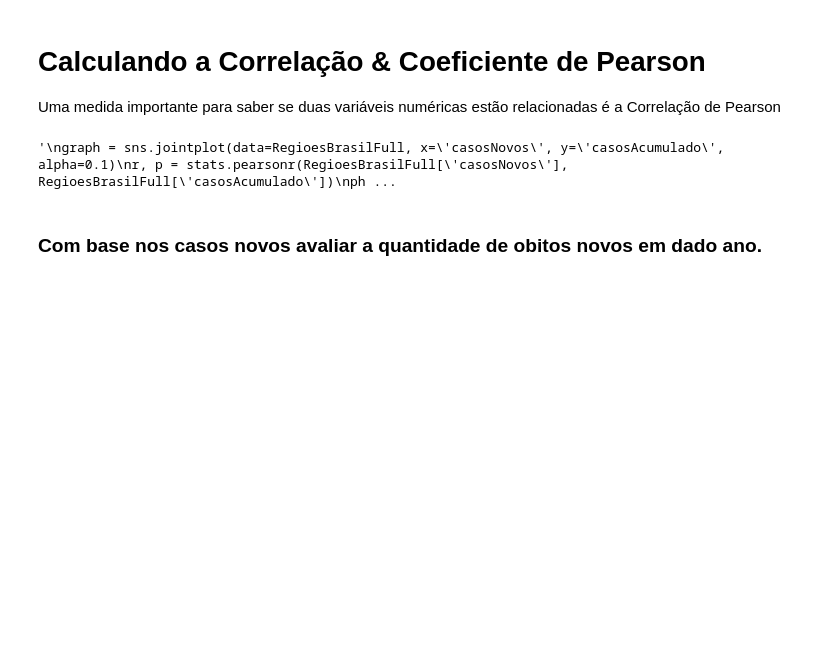
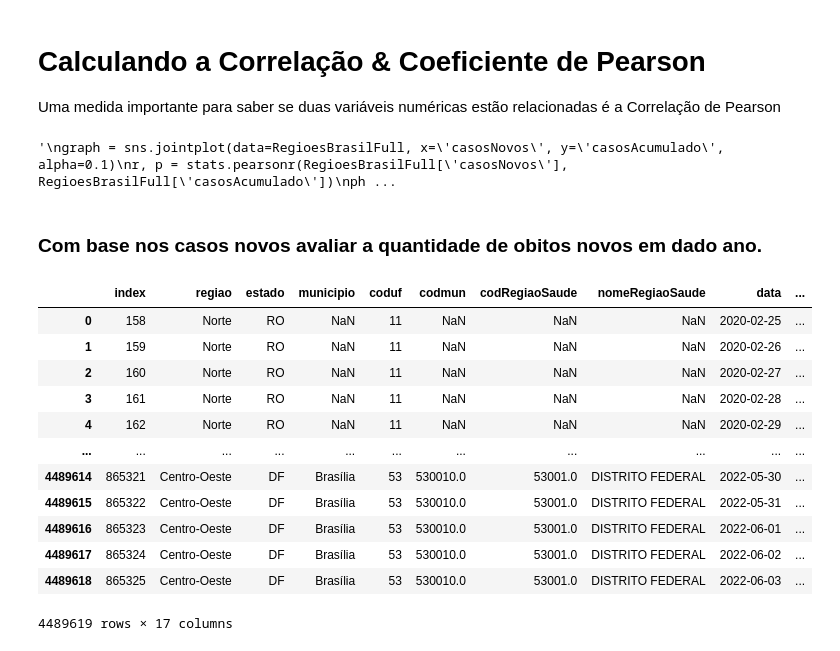
Before and after one commit to GabriellMiranda/TP-Dados-Analise-de-dados-de-covid, a Jupyter notebook: TP_Dados.ipynb, the cells around one changed output. Drawn from its saved outputs; the diff is of its cells as text; code cells hidden in the pictures; blank space fills up the shorter version.

```diff
--- a/TP_Dados.ipynb
+++ b/TP_Dados.ipynb
@@ -1483,0 +1480,16 @@ graph.ax_joint.legend([phantom],['r={:f}, p={:f}'.format(r,p)])
+# %%
+RegioesBrasilFull
+# %% [output]
+|  | index | regiao | estado | municipio | coduf | codmun | codRegiaoSaude | nomeRegiaoSaude | data | ... |
+| 0 | 158 | Norte | RO | NaN | 11 | NaN | NaN | NaN | 2020-02-25 | ... |
+| 1 | 159 | Norte | RO | NaN | 11 | NaN | NaN | NaN | 2020-02-26 | ... |
+| 2 | 160 | Norte | RO | NaN | 11 | NaN | NaN | NaN | 2020-02-27 | ... |
+| 3 | 161 | Norte | RO | NaN | 11 | NaN | NaN | NaN | 2020-02-28 | ... |
+| 4 | 162 | Norte | RO | NaN | 11 | NaN | NaN | NaN | 2020-02-29 | ... |
+| ... | ... | ... | ... | ... | ... | ... | ... | ... | ... | ... |
+| 4489614 | 865321 | Centro-Oeste | DF | Brasília | 53 | 530010.0 | 53001.0 | DISTRITO FEDERAL | 2022-05-30 | ... |
+| 4489615 | 865322 | Centro-Oeste | DF | Brasília | 53 | 530010.0 | 53001.0 | DISTRITO FEDERAL | 2022-05-31 | ... |
+| 4489616 | 865323 | Centro-Oeste | DF | Brasília | 53 | 530010.0 | 53001.0 | DISTRITO FEDERAL | 2022-06-01 | ... |
+| 4489617 | 865324 | Centro-Oeste | DF | Brasília | 53 | 530010.0 | 53001.0 | DISTRITO FEDERAL | 2022-06-02 | ... |
+| 4489618 | 865325 | Centro-Oeste | DF | Brasília | 53 | 530010.0 | 53001.0 | DISTRITO FEDERAL | 2022-06-03 | ... |
+4489619 rows × 17 columns
```
Also changed, not shown: parts of 16 cells of this notebook.
